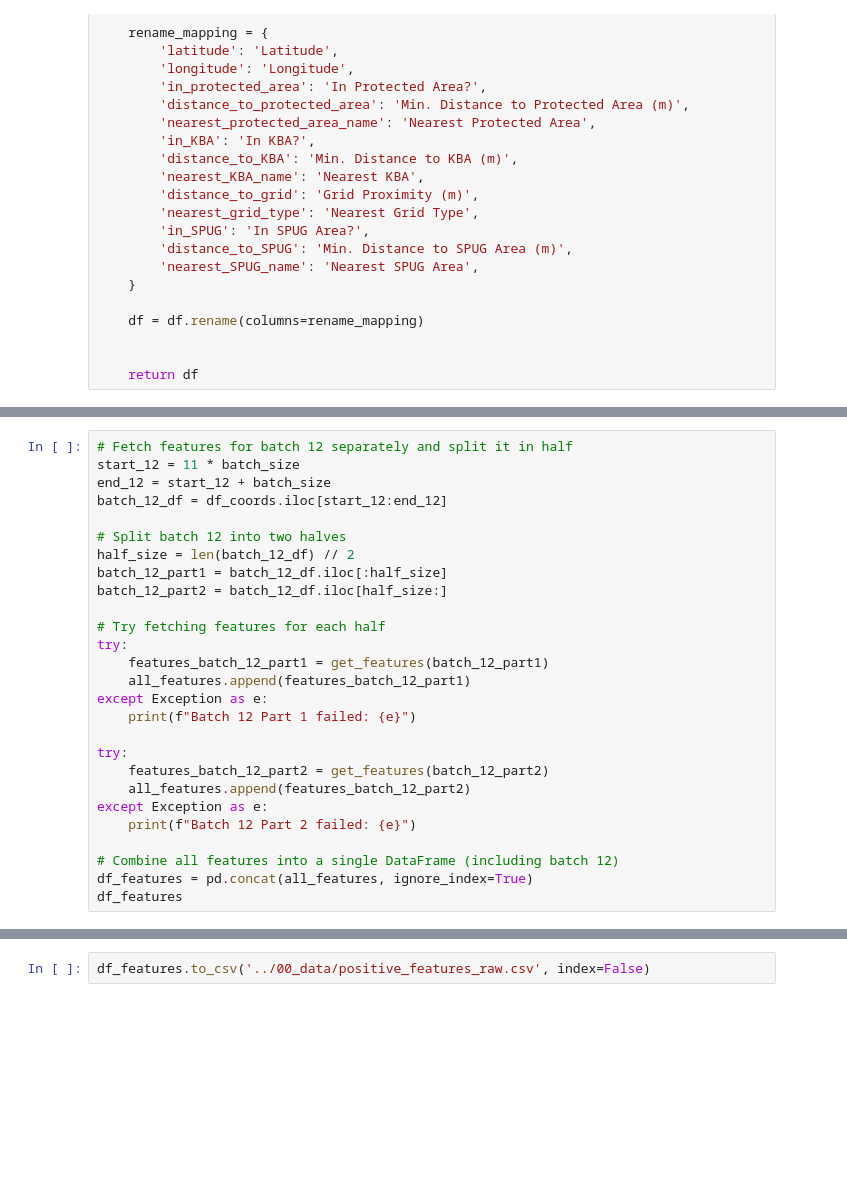
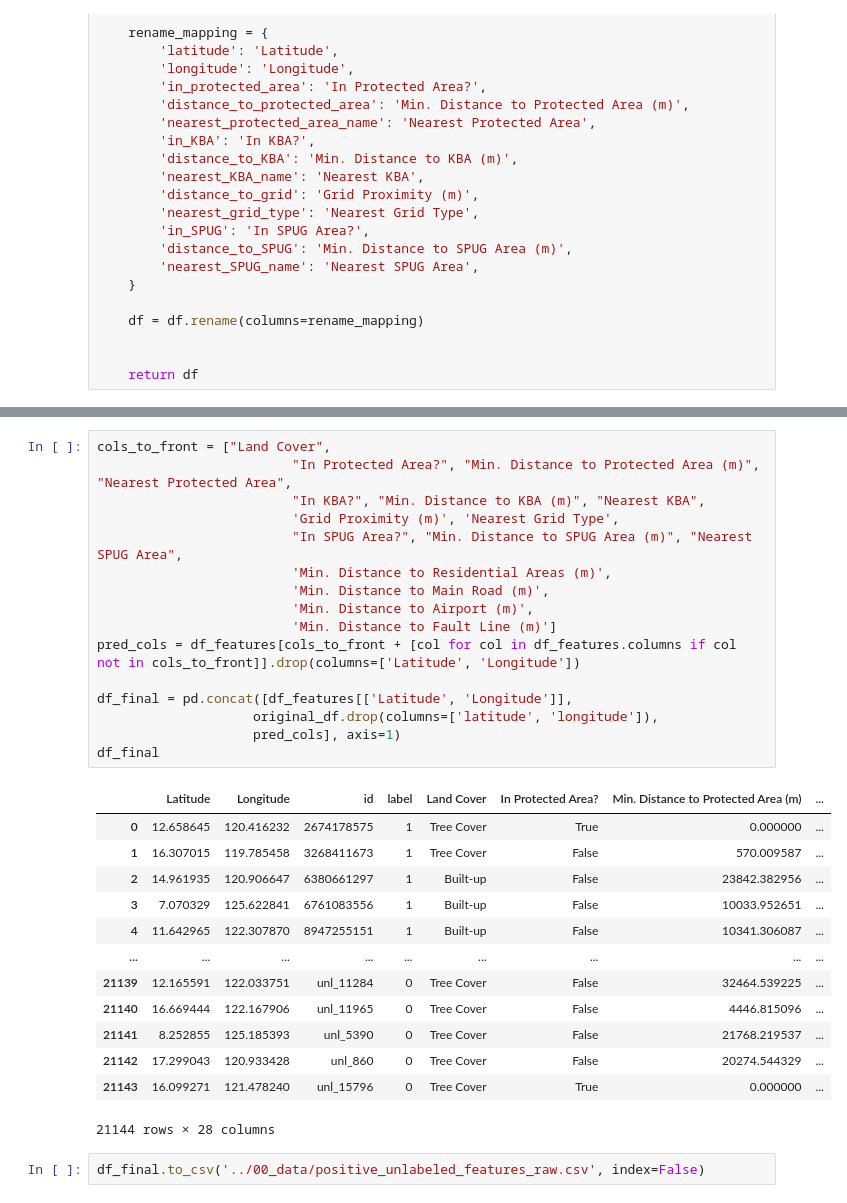
Before and after one commit to cayasryan/MicropowerSolarSuitability, a Jupyter notebook: 02_processing/2.11_feature_fetching.ipynb, the cells around one changed output, grey strips where cells are left out. Saved outputs shown, nothing was run; the diff lists cells and outputs as text; blank space fills up the shorter version.

Commit message:
sample positive and unlabeled points

```diff
--- a/02_processing/2.11_feature_fetching.ipynb
+++ b/02_processing/2.11_feature_fetching.ipynb
@@ -416,27 +399,0 @@ Batch 12 failed: Computation timed out.
-# %%
-# Fetch features for batch 12 separately and split it in half
-start_12 = 11 * batch_size
-end_12 = start_12 + batch_size
-batch_12_df = df_coords.iloc[start_12:end_12]
-
-# Split batch 12 into two halves
-half_size = len(batch_12_df) // 2
-batch_12_part1 = batch_12_df.iloc[:half_size]
-batch_12_part2 = batch_12_df.iloc[half_size:]
-
-# Try fetching features for each half
-try:
-    features_batch_12_part1 = get_features(batch_12_part1)
-    all_features.append(features_batch_12_part1)
-except Exception as e:
-    print(f"Batch 12 Part 1 failed: {e}")
-
-try:
-    features_batch_12_part2 = get_features(batch_12_part2)
-    all_features.append(features_batch_12_part2)
-except Exception as e:
-    print(f"Batch 12 Part 2 failed: {e}")
-
-# Combine all features into a single DataFrame (including batch 12)
-df_features = pd.concat(all_features, ignore_index=True)
-df_features
@@ -457,2 +447,32 @@ df_features
+# %%
+cols_to_front = ["Land Cover",
+                         "In Protected Area?", "Min. Distance to Protected Area (m)", "Nearest Protected Area",
+                         "In KBA?", "Min. Distance to KBA (m)", "Nearest KBA",
+                         'Grid Proximity (m)', 'Nearest Grid Type',
+                         "In SPUG Area?", "Min. Distance to SPUG Area (m)", "Nearest SPUG Area",
+                         'Min. Distance to Residential Areas (m)',
+                         'Min. Distance to Main Road (m)',
+                         'Min. Distance to Airport (m)',
+                         'Min. Distance to Fault Line (m)']
+pred_cols = df_features[cols_to_front + [col for col in df_features.columns if col not in cols_to_front]].drop(columns=['Latitude', 'Longitude'])
+
+df_final = pd.concat([df_features[['Latitude', 'Longitude']],
+                    original_df.drop(columns=['latitude', 'longitude']),
+                    pred_cols], axis=1)
+df_final
+# %% [output]
+|  | Latitude | Longitude | id | label | Land Cover | In Protected Area? | Min. Distance to Protected Area (m) | ... |
+| 0 | 12.658645 | 120.416232 | 2674178575 | 1 | Tree Cover | True | 0.000000 | ... |
+| 1 | 16.307015 | 119.785458 | 3268411673 | 1 | Tree Cover | False | 570.009587 | ... |
+| 2 | 14.961935 | 120.906647 | 6380661297 | 1 | Built-up | False | 23842.382956 | ... |
+| 3 | 7.070329 | 125.622841 | 6761083556 | 1 | Built-up | False | 10033.952651 | ... |
+| 4 | 11.642965 | 122.307870 | 8947255151 | 1 | Built-up | False | 10341.306087 | ... |
+| ... | ... | ... | ... | ... | ... | ... | ... | ... |
+| 21139 | 12.165591 | 122.033751 | unl_11284 | 0 | Tree Cover | False | 32464.539225 | ... |
+| 21140 | 16.669444 | 122.167906 | unl_11965 | 0 | Tree Cover | False | 4446.815096 | ... |
+| 21141 | 8.252855 | 125.185393 | unl_5390 | 0 | Tree Cover | False | 21768.219537 | ... |
+| 21142 | 17.299043 | 120.933428 | unl_860 | 0 | Tree Cover | False | 20274.544329 | ... |
+| 21143 | 16.099271 | 121.478240 | unl_15796 | 0 | Tree Cover | True | 0.000000 | ... |
+21144 rows × 28 columns
 # %%
-df_features.to_csv('../00_data/positive_features_raw.csv', index=False)
+df_final.to_csv('../00_data/positive_unlabeled_features_raw.csv', index=False)
```
Also changed, not shown: parts of 3 cells of this notebook, 8 other files.
